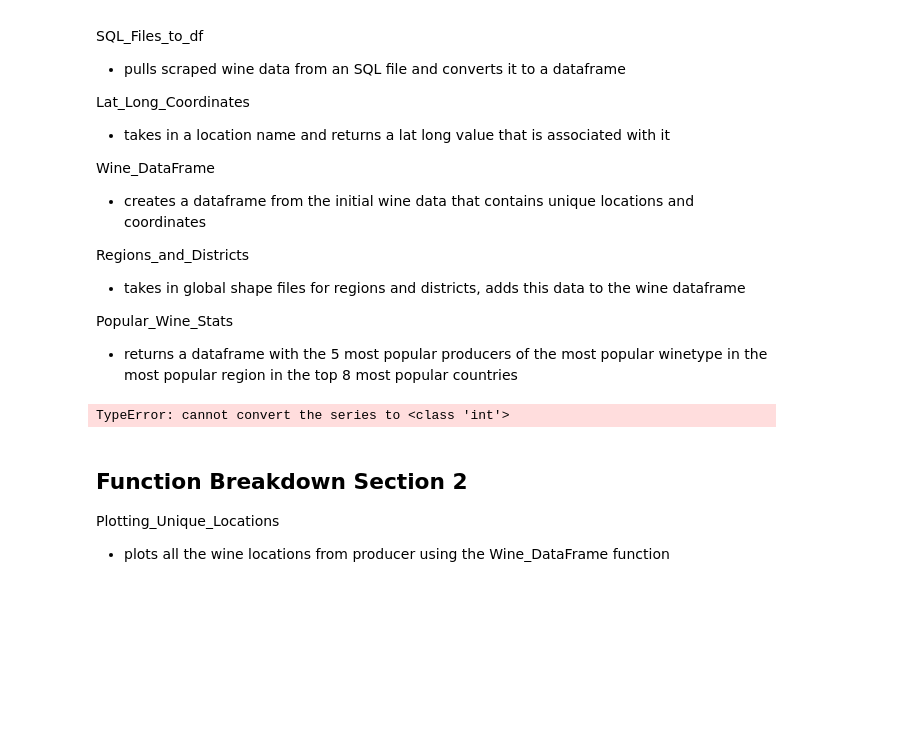
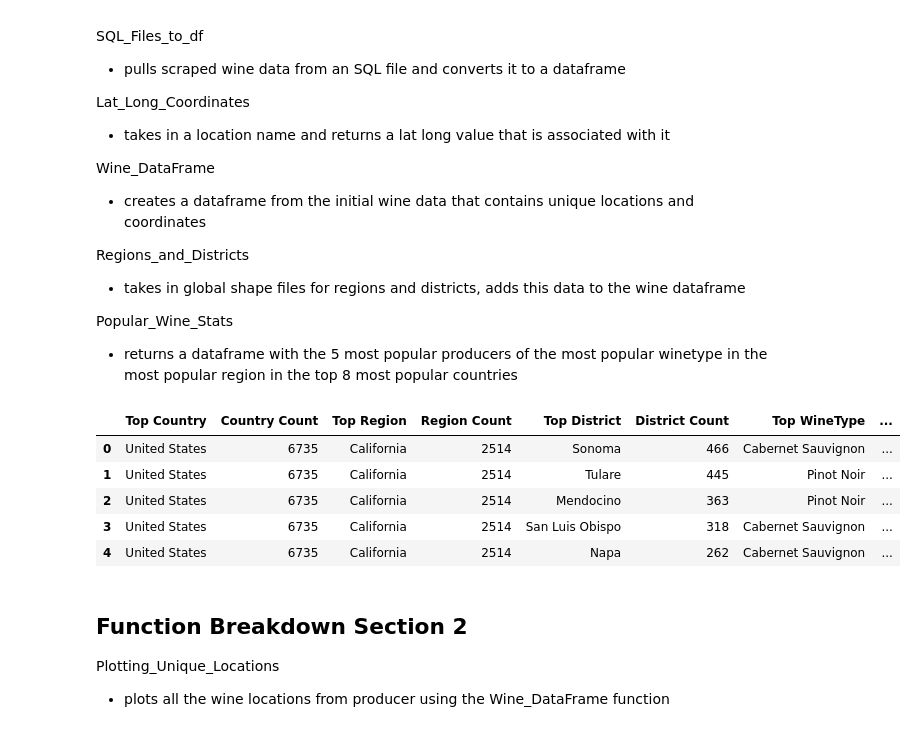
Before and after one commit to willhall2001/BreakinBadCode, a Jupyter notebook: Functions.ipynb, the cells around one changed output. Drawn from its saved outputs; the diff is of its cells as text; code cells hidden in the pictures; blank space fills up the shorter version.

```diff
--- a/Functions.ipynb
+++ b/Functions.ipynb
@@ -188,7 +188,9 @@ def Regions_and_Districts(wine_data, Location_DataFrame, geojson_host_folder):
 def Popular_Wine_Stats(wine_data_final):
     """
     Input: wine_data_final which should contain a dataframe that has counties, regions, wintetype, and producers
-    Output: A dataframe containing the top countries, region within those countries, top winetype within that region and top 5 producers of those wines
+    Output: A dataframe containing the top countries,
+            region within those countries, top 5 districts within that region,
+            top winetype within that district and top producer of that wine
     """
 
     #Drop the geodata for easier dataframe use
@@ -229,77 +231,64 @@ def Popular_Wine_Stats(wine_data_final):
     district_type.set_index('index', inplace = True)
 
     #Merge district dataframe to the popular wines dateframe
     popular_wines = pd.merge(popular_wines, district_type, left_index=True, right_index=True, how='left')
 
     #------------------------------------------------------------------------------------------------------------#
     # Goes through the top counties and gets top district and region within those countries and pulls the top winetype and the amount of bottles associated with them
     new_rows = []
     for index, row in popular_wines.iterrows():
 
+        #Filter the dataframe based on region and district
+        filtered_df = df[(df['Region'] == row['Top Region']) & (df['District'] == row['Top District'])]
+
         #Checks if winetype is in top region, then grabs the top winetype
-        top_winetype = df[(df['Region'] == row['Top Region']) & (df['District'] == row['Top District'])]['WineType'].value_counts().idxmax()
-        top_winetype_count = int((df[df['Region'] == row['Top Region']]['WineType'].value_counts().max()))
+        top_winetype = filtered_df['WineType'].value_counts().idxmax()
+        top_winetype_count = int((filtered_df['WineType'].value_counts().max()))
 
-        new_rows.append({'index' : index, 'Top WineType' : top_winetype, 'WineType Count' : top_winetype_count})
+        new_rows.append({'Top WineType' : top_winetype, 'WineType Count' : top_winetype_count})
 
     #Adds the winetype data to the popular_wines dataframe
     wine_type = pd.DataFrame(new_rows)
     popular_wines['Top WineType'] = wine_type['Top WineType'].values
     popular_wines['WineType Count'] = wine_type['WineType Count'].values
+    popular_wines.reset_index(inplace = True)
 
-
-    # #------------------------------------------------------------------------------------------------------------#
+    #------------------------------------------------------------------------------------------------------------#
     #Goes through the top countries, regions within those countries, and top winetype within that region
     #Pulls the producers of that winetype, and takes a mean of them, returning the top 5 from that mean
-    producers = pd.DataFrame()
 
     new_rows = []
-    # for index, row in popular_wines.iterrows():
-
-
-                # print(row)
+    for index, row in popular_wines.iterrows():
 
                 #Checks if producer is in top region, district, and produces top winetype, then grabs the top producers
-                # top_producers = df[(df['WineType'] == row['Top WineType']) & (df['District'] == row['Top District']) & (df['Region'] == row['Top Region'])]
+                top_producers = df[(df['WineType'] == row['Top WineType']) & (df['District'] == row['Top District']) & (df['Region'] == row['Top Region'])]
 
+                #Grabs the quantiles for the number of ratings, then filters out the data below the lowest 25%
+                #The mean is then found for the ratings based on the producer
+                Num_of_Ratings_Quantile = np.quantile(df['Num_Ratings'], [0.25, 0.5, 0.75])
+                top_producer = top_producers[top_producers['Num_Ratings'] >  Num_of_Ratings_Quantile[0]].groupby(by = 'Producer')['Rating'].mean().sort_values(ascending = False)
 
-                # #Grabs the quantiles for the number of ratings, then filters out the data below the lowest 25%
-                # #The mean is then found for the ratings based on the producer
-                # Num_of_Ratings_Quantile = np.quantile(df['Num_Ratings'], [0.25, 0.5, 0.75])
-                # top_producers = top_producers[top_producers['Num_Ratings'] >  Num_of_Ratings_Quantile[0]].groupby(by = 'Producer')['Rating'].mean()
+                new_rows.append({'Producer' : top_producer.index[0], 'Average Rating' : top_producer[0]})
 
-                # new_rows.append({'index' : index, 'Top WineType' : top_winetype.index, 'WineType Count' : top_winetype_count.values})
+    producer_rating = pd.DataFrame(new_rows)
+    popular_wines['Producer'] = producer_rating['Producer'].values
+    popular_wines['Average Rating'] = producer_rating['Average Rating'].values
+    popular_wines.reset_index(inplace = True)
+    #------------------------------------------------------------------------------------------------------------#
 
-                #Top rating is found, then dataframe is modified
-                # top_producers = pd.DataFrame(top_producers.sort_values(ascending = False)[0]).reset_index()
-                # top_producers = top_producers.rename(columns = {'Rating' : 'Average Rating'})
-                # row_df = pd.DataFrame([row] * len(top_producers), index = top_producers.index)
+    #Add price, URL, and lat/long coords for the outputed points
+    df_urllatlong = pd.DataFrame()
+    df_urllatlong[['Price', 'Producer','Lat', 'Long', 'URL']] = df.drop_duplicates(subset = 'Producer')[['Price', 'Producer',  'Lat', 'Long', 'URL']]
+    final_popular_wines = pd.merge(popular_wines, df_urllatlong, on = 'Producer')
 
-                # #Combines datframe with country information
-                # combined_df = pd.concat([row_df, top_producers], axis=1)
-                # producers = pd.concat([producers, combined_df])
-                # print(new_rows)
-
-    return popular_wines
-    # #------------------------------------------------------------------------------------------------------------#
-
-
-    # #Add URL, and lat/long coords for the outputed points
-    # df_urllatlong = pd.DataFrame()
-    # df_urllatlong[['Producer','Lat', 'Long', 'URL']] = df.drop_duplicates(subset = 'Producer')[['Producer',  'Lat', 'Long', 'URL']]
-    # producers = pd.merge(producers, df_urllatlong, on = 'Producer')
-    # list_of_producers = list(producers['Producer'].unique())
-
-    # return producers, list_of_producers
-
-#add price
-
-# int_df, producers_random = Popular_Wine_Stats(wine_df_final)
-int_df = Popular_Wine_Stats(wine_df_final)
-
-int_df.head()
+    return final_popular_wines.iloc[:, 2:]
 # %% [output]
-TypeError: cannot convert the series to <class 'int'>
+|  | Top Country | Country Count | Top Region | Region Count | Top District | District Count | Top WineType | ... |
+| 0 | United States | 6735 | California | 2514 | Sonoma | 466 | Cabernet Sauvignon | ... |
+| 1 | United States | 6735 | California | 2514 | Tulare | 445 | Pinot Noir | ... |
+| 2 | United States | 6735 | California | 2514 | Mendocino | 363 | Pinot Noir | ... |
+| 3 | United States | 6735 | California | 2514 | San Luis Obispo | 318 | Cabernet Sauvignon | ... |
+| 4 | United States | 6735 | California | 2514 | Napa | 262 | Cabernet Sauvignon | ... |
 # %% [markdown]
 Function Breakdown Section 2
 ---
```
Also changed, not shown: 5 other files.
